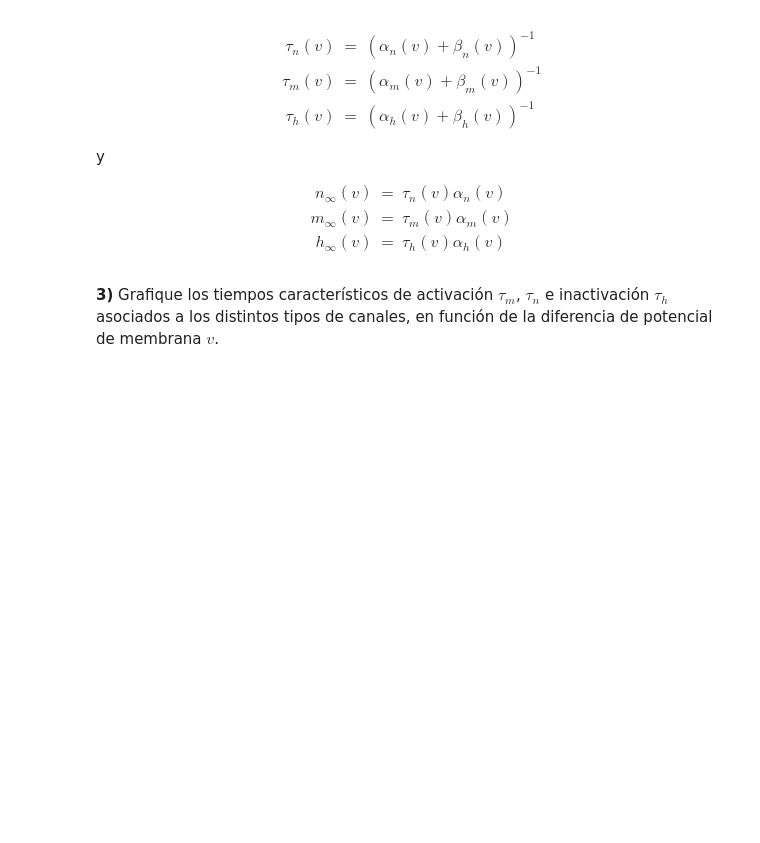
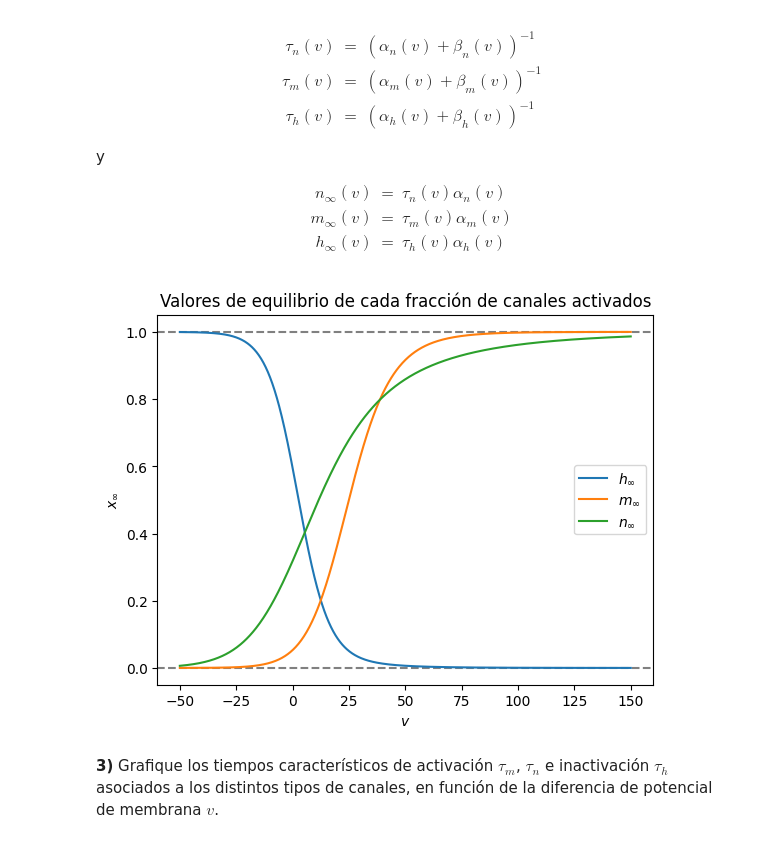
Before and after one commit to basbenja/RedesNeuronales-TrabajosPracticos, a Jupyter notebook: TP1/TrabajoPractico1.ipynb, the cells around one changed output. Cells and saved outputs as stored; diff of their text form; code cells hidden in the pictures; blank space fills up the shorter version.

```diff
--- a/TP1/TrabajoPractico1.ipynb
+++ b/TP1/TrabajoPractico1.ipynb
@@ -314,3 +314,11 @@ alpha_n = lambda v: 0.01 * ((10-v) / ((np.exp((10-v)/10)) - 1))
 beta_h = lambda v: 1 / (np.exp((30-v)/10) + 1)
 beta_m = lambda v: 4 * np.exp(-v/18)
 beta_n = lambda v: 0.125 * np.exp(-v/80)
+
+tau_h = lambda v: 1/(alpha_h(v) + beta_h(v))
+tau_m = lambda v: 1/(alpha_m(v) + beta_m(v))
+tau_n = lambda v: 1/(alpha_n(v) + beta_n(v))
+
+h_inf = lambda v: tau_h(v)*alpha_h(v)
+m_inf = lambda v: tau_m(v)*alpha_m(v)
+n_inf = lambda v: tau_n(v)*alpha_n(v)
@@ -413,2 +461,21 @@ h_inf = lambda v: tau_h(v)*alpha_h(v)
+# %%
+vs = np.linspace(-50,150,1000)
+hs = h_inf(vs)
+ms = m_inf(vs)
+ns = n_inf(vs)
+
+
+plt.xlabel('$v$')
+plt.ylabel('$x_{\\infty}$')
+plt.plot(vs,hs,label='$h_{\\infty}$')
+plt.plot(vs,ms,label='$m_{\\infty}$')
+plt.plot(vs,ns,label='$n_{\\infty}$')
+plt.axhline(0, color='grey', linestyle='--', zorder=-5)
+plt.axhline(1, color='grey', linestyle='--', zorder=-5)
+plt.title("Valores de equilibrio de cada fracción de canales activados")
+plt.legend()
+plt.show()
+# %% [output]
+[figure, added]
 # %% [markdown]
 **3)** Grafique los tiempos característicos de activación $\tau_m$, $\tau_n$ e inactivación $\tau_h$ asociados a los distintos tipos de canales, en función de la diferencia de potencial de membrana $v$.
```
Also changed, not shown: parts of 8 cells of this notebook.
